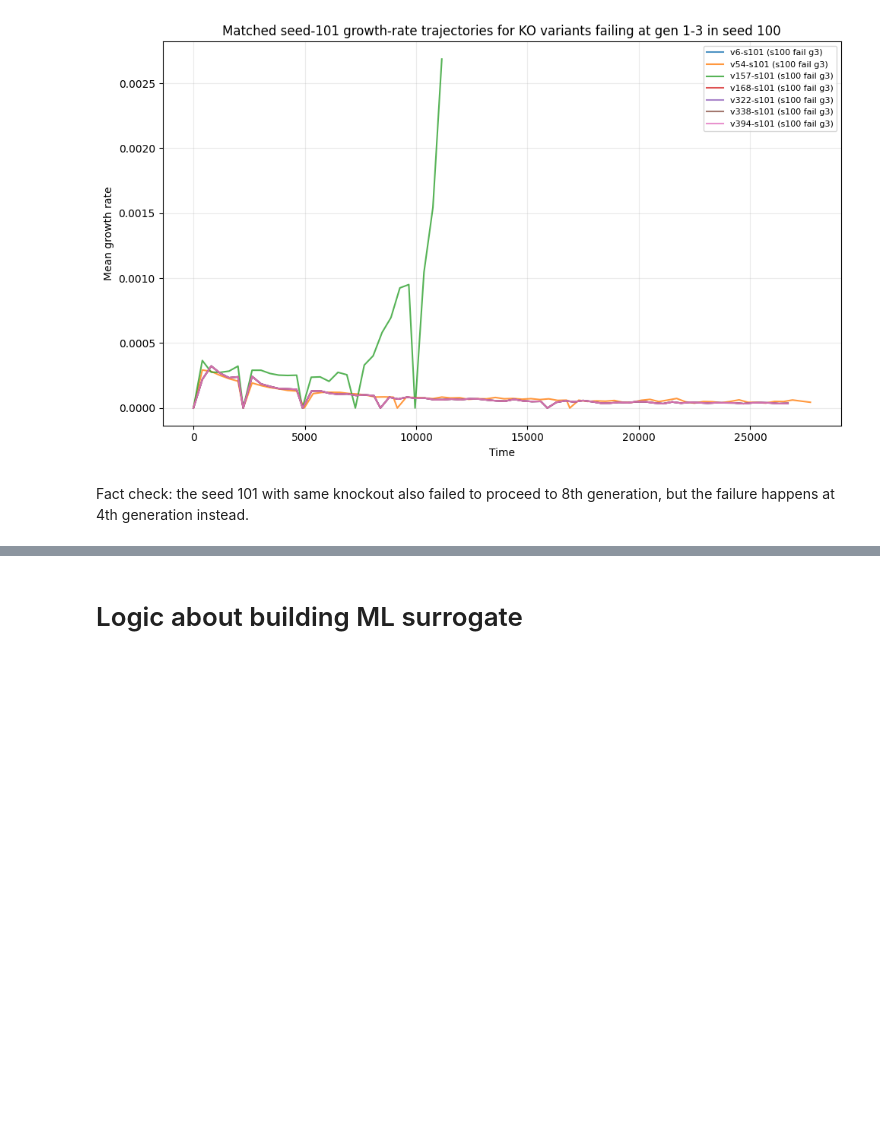
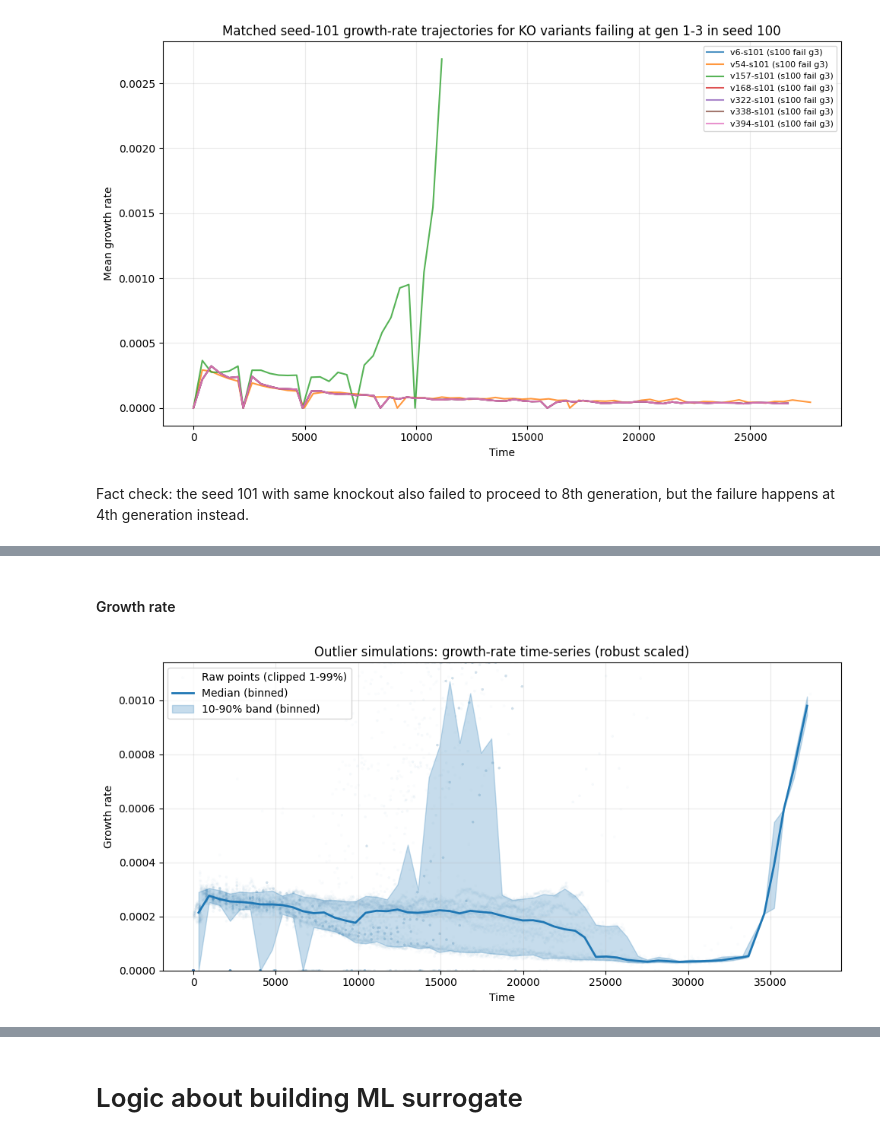
Before and after one commit to katha815/vEcoli-Local, a Jupyter notebook: surrogate/baseline_growth_rate.ipynb, the cells around one changed output, grey strips where cells are left out. Cells and saved outputs as stored; diff of their text form; code cells hidden in the pictures; blank space fills up the shorter version.

Commit message:
More plot for spark-flagged gene KOs

```diff
--- a/surrogate/baseline_growth_rate.ipynb
+++ b/surrogate/baseline_growth_rate.ipynb
@@ -4597,0 +4694,48 @@ Fact check: the seed 101 with same knockout also failed to proceed to 8th genera
+# %% [markdown]
+#### Growth rate
+# %%
+"""Growth rate plot"""
+plot_df = ts_outlier[[x_col, col_growth]].dropna().copy()
+plot_df = plot_df.sort_values(x_col)
+
+# Keep the display robust against extreme spikes
+lo = float(plot_df[col_growth].quantile(0.01))
+hi = float(plot_df[col_growth].quantile(0.99))
+plot_df['y_clip'] = plot_df[col_growth].clip(lo, hi)
+
+# Bin dense x-values so ribbon/line are readable
+n_bins = min(200, max(40, int(np.sqrt(len(plot_df)) // 2)))
+plot_df['_x_bin'] = pd.cut(plot_df[x_col], bins=n_bins, include_lowest=True)
+stats = (
+    plot_df.groupby('_x_bin', observed=True)
+    .agg(
+        x_mid=(x_col, 'median'),
+        q10=('y_clip', lambda s: s.quantile(0.10)),
+        median=('y_clip', 'median'),
+        q90=('y_clip', lambda s: s.quantile(0.90)),
+    )
+    .reset_index(drop=True)
+    .sort_values('x_mid')
+)
+
+# Plot a subsample of raw points for texture without over-drawing
+max_points = 30000
+if len(plot_df) > max_points:
+    scatter_df = plot_df.sample(n=max_points, random_state=0)
+else:
+    scatter_df = plot_df
+
+plt.figure(figsize=(10, 5))
+plt.scatter(scatter_df[x_col], scatter_df['y_clip'], s=6, alpha=0.02, color='tab:blue', edgecolors='none', label='Raw points (clipped 1-99%)')
+plt.plot(stats['x_mid'], stats['median'], color='tab:blue', lw=2, label='Median (binned)')
+plt.fill_between(stats['x_mid'], stats['q10'], stats['q90'], color='tab:blue', alpha=0.25, label='10-90% band (binned)')
+plt.title('Outlier simulations: growth-rate time-series (robust scaled)')
+plt.xlabel(x_label)
+plt.ylabel('Growth rate')
+plt.ylim(lo, hi)
+plt.grid(alpha=0.25)
+plt.legend()
+plt.tight_layout()
+plt.show()
+# %% [output]
+[figure, added]
```
Also changed, not shown: parts of 25 cells of this notebook, 13 other files.
